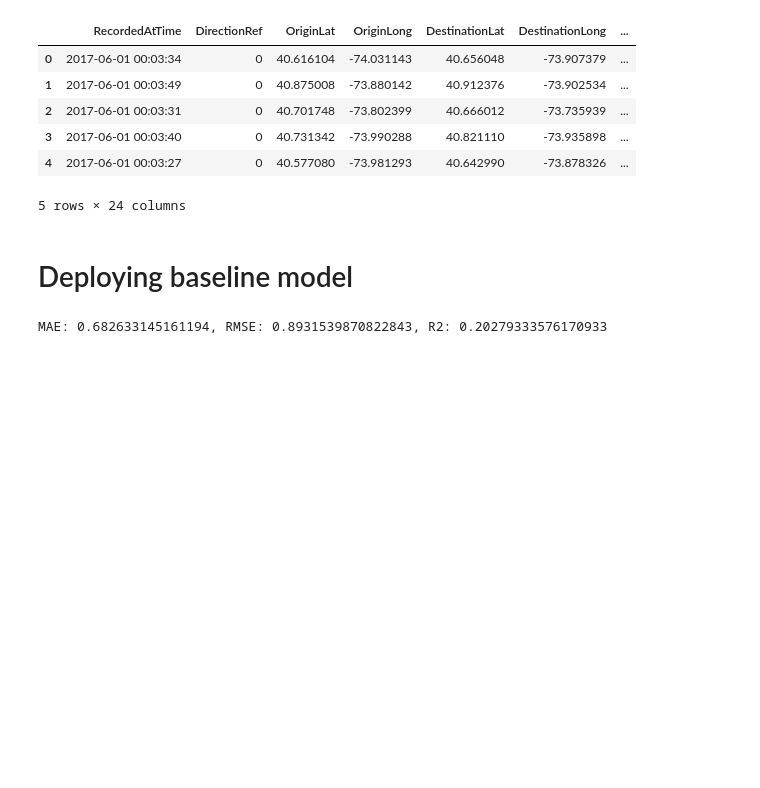
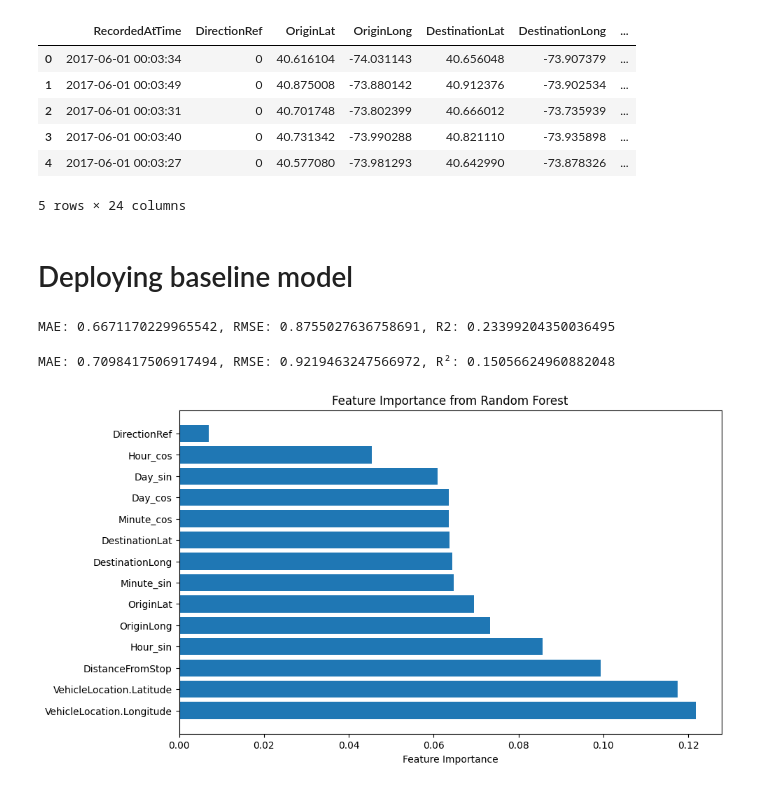
Before and after one commit to ManoushaPoonyth/Smart_Public_Bus_Optimization_in_Mauritius, a Jupyter notebook: notebooks/NYC_data_viz-checkpoint-checkpoint (2).ipynb, the cells around one changed output. Saved outputs shown, nothing was run; the diff lists cells and outputs as text; code cells hidden in the pictures; blank space fills up the shorter version.

Commit message:
THE MODEL IS FINISHED AND IT WORKS WELL

```diff
--- a/notebooks/NYC_data_viz-checkpoint-checkpoint (2).ipynb
+++ b/notebooks/NYC_data_viz-checkpoint-checkpoint (2).ipynb
@@ -428,14 +428,62 @@ model.fit(X_train, y_train)
 y_pred = model.predict(X_test)
 # %%
 mae = mean_absolute_error(y_test, y_pred)
-mse = mean_squared_error(y_test, y_pred)
-rmse = mse ** 0.5
+rmse = root_mean_squared_error(y_test, y_pred)
 r2 = r2_score(y_test, y_pred)
 
 print(f"MAE: {mae}, RMSE: {rmse}, R2: {r2}")
 # %% [output]
-MAE: 0.682633145161194, RMSE: 0.8931539870822843, R2: 0.20279333576170933
+MAE: 0.6671170229965542, RMSE: 0.8755027636758691, R2: 0.23399204350036495
 # %%
 #Interpretations
 #MAE and RMSE indicates that these are quite low errors relative to the scale of the target variable (1/4 lb, 3/4hb)
 #An R² value of 0.20(20%) is quite low, indicating that the model doesn't capture much of the variation in the target variable.
+# %%
+param_grid = {
+    'n_estimators': [50, 100, 200, 300],
+    'max_depth': [10, 20, 30, None],
+    'min_samples_split': [2, 5, 10],
+    'min_samples_leaf': [1, 2, 4],
+    'max_features': ['auto', 'sqrt', 'log2'],
+    'bootstrap': [True, False]
+}
+# %%
+grid_search = GridSearchCV(
+    estimator=model,
+    param_grid=param_grid,
+    cv=3,
+    scoring='neg_mean_squared_error',
+    verbose=2,
+    n_jobs=-1
+)
+
+grid_search.fit(X_train, y_train)
+
+print("Best Parameters:", grid_search.best_params_)
+print("Best Score:", -grid_search.best_score_)
+# %%
+# Same as the 'model' cell, the return will be the result of the models perf with the best params
+best_model = grid_search.best_estimator_
+
+
+y_pred = best_model.predict(X_test)
+
+
+mae = mean_absolute_error(y_test, y_pred)
+rmse = root_mean_squared_error(y_test, y_pred)
+r2 = r2_score(y_test, y_pred)
+
+print(f"MAE: {mae}, RMSE: {rmse}, R²: {r2}")
+# %% [output]
+MAE: 0.7098417506917494, RMSE: 0.9219463247566972, R²: 0.15056624960882048
+# %%
+importances = best_model.feature_importances_
+indices = sorted(range(len(importances)), key=lambda i: importances[i], reverse=True)
+
+plt.figure(figsize=(10, 6))
+plt.barh([X.columns[i] for i in indices], [importances[i] for i in indices])
+plt.xlabel('Feature Importance')
+plt.title('Feature Importance from Random Forest')
+plt.show()
+# %% [output]
+[figure, added]
```
Also changed, not shown: parts of 4 cells of this notebook.
